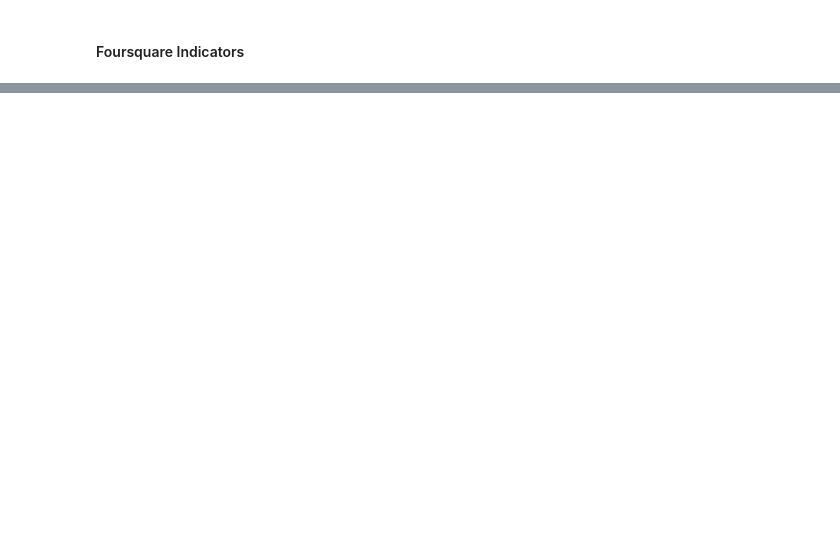
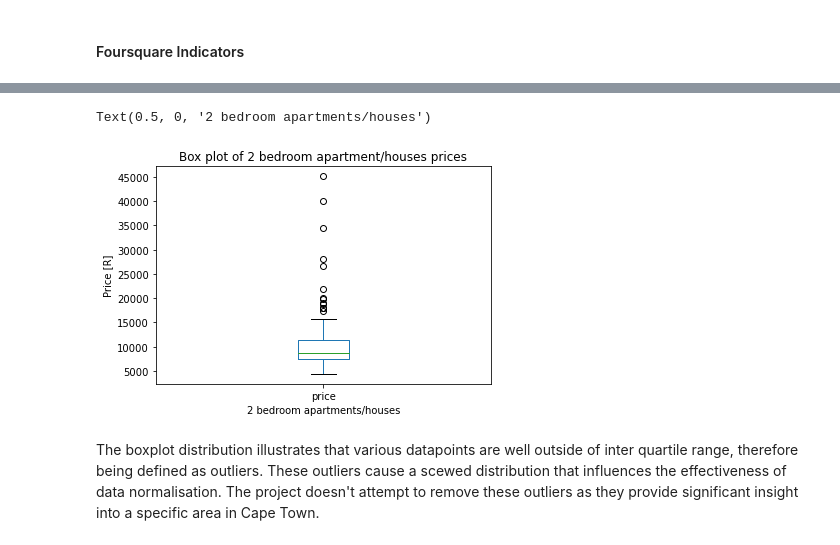
Before and after one commit to LudicrousZA/Coursera_Capstone, a Jupyter notebook: Capstone Project.ipynb, the cells around one changed output, grey strips where cells are left out. Drawn from its saved outputs; the diff is of its cells as text; code cells hidden in the pictures; blank space fills up the shorter version.

```diff
--- a/Capstone Project.ipynb
+++ b/Capstone Project.ipynb
@@ -51,0 +472,3 @@ Hello Capstone Project Course!
+# %%
+df_rental_stats = df_rentals_dummy.groupby(by=["suburb","bed_count_0.5", "bed_count_1.0", "bed_count_1.5", "bed_count_2.0", "bed_count_2.5", "bed_count_3.0", "bed_count_4.0", "bed_count_5.0"]).mean()
+df_rental_stats
@@ -51,0 +494,3 @@ Hello Capstone Project Course!
+# %%
+df_complete_data = pd.merge(df_sub_data, df_rental_stats, on='suburb')
+df_complete_data.head()
@@ -51,0 +526,5 @@ Hello Capstone Project Course!
+# %%
+df_2_bed = df_complete_data[df_complete_data['beds'] == 2.0].drop(columns = "sub_data")
+df_2_bed.reset_index(inplace = True)
+
+df_2_bed.head()
@@ -51,0 +540,8 @@ Hello Capstone Project Course!
+# %%
+x = df_2_bed[['price']].values #returns a numpy array
+min_max_scaler = preprocessing.MinMaxScaler()
+x_scaled = min_max_scaler.fit_transform(x)
+df_scaled_price = pd.DataFrame(x_scaled)
+
+df_2_bed['scaled_price'] = df_scaled_price[0]
+df_2_bed.head()
@@ -51,0 +585,11 @@ Hello Capstone Project Course!
+# %%
+df_2_bed['price'].plot(kind='box')
+
+plt.title('Box plot of 2 bedroom apartment/houses prices')
+plt.ylabel("Price [R]")
+plt.xlabel("2 bedroom apartments/houses")
+# %% [output]
+Text(0.5, 0, '2 bedroom apartments/houses')
+[figure, added]
+# %% [markdown]
+The boxplot distribution illustrates that various datapoints are well outside of inter quartile range, therefore being defined as outliers. These outliers cause a scewed distribution that influences the effectiveness of data normalisation. The project doesn't attempt to remove these outliers as they provide significant insight into a specific area in Cape Town.
```
Also changed, not shown: parts of 80 cells of this notebook, 1 other file.
